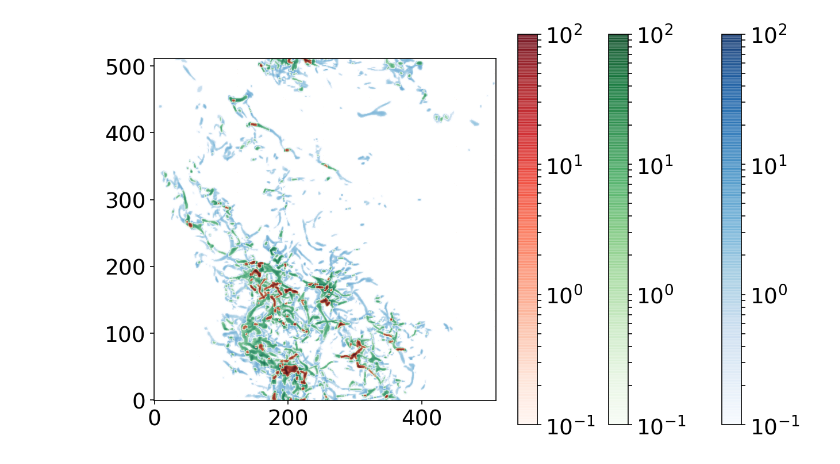
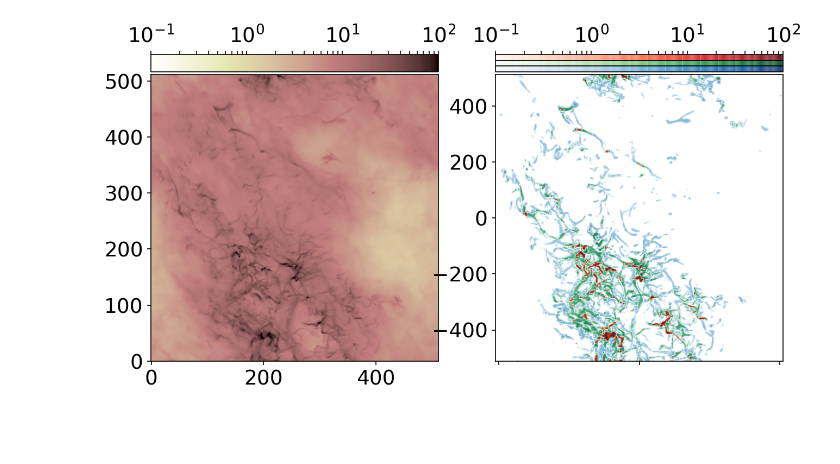
Before and after one commit to changgoo/pyathena, a Jupyter notebook: notebook/three_color_example.ipynb, the cells around one changed output. Cells and saved outputs as stored; diff of their text form; code cells hidden in the pictures; blank space fills up the shorter version.

```diff
--- a/notebook/three_color_example.ipynb
+++ b/notebook/three_color_example.ipynb
@@ -31,12 +31,46 @@ n100_proj=n100.sum(axis=0)*dz*to_surf
 # %%
 nmin=0.1
 nmax=100
-im1=plt.imshow(n10_proj,cmap=plt.cm.Blues,alpha=0.7,interpolation='bicubic',origin='lower')
-im2=plt.imshow(n30_proj,cmap=plt.cm.Greens,alpha=0.7,interpolation='bicubic',origin='lower')
-im3=plt.imshow(n100_proj,cmap=plt.cm.Reds,alpha=0.7,interpolation='bicubic',origin='lower')
+from mpl_toolkits.axes_grid1 import make_axes_locatable
+
+fig=plt.figure(figsize=(10,5))
+## surface density map
+ax=fig.add_subplot(121)
+im1=ax.imshow(nproj,cmap=plt.cm.pink_r,interpolation='bicubic',origin='lower')
+im1.set_norm(LogNorm())
+im1.set_clim(vmin=nmin,vmax=nmax)
+divider = make_axes_locatable(ax)
+cax = divider.append_axes("top", "6%", pad="1%")
+cbar = fig.colorbar(im1,cax=cax,orientation='horizontal')
+cax.xaxis.tick_top()
+cax.xaxis.set_label_position('top')
+
+## n-selected surface density
+ax=fig.add_subplot(122)
+im1=ax.imshow(n10_proj,cmap=plt.cm.Blues,alpha=0.7,interpolation='bicubic',origin='lower')
+im2=ax.imshow(n30_proj,cmap=plt.cm.Greens,alpha=0.7,interpolation='bicubic',origin='lower')
+im3=ax.imshow(n100_proj,cmap=plt.cm.Reds,alpha=0.7,interpolation='bicubic',origin='lower')
 for im in [im1,im2,im3]:
     im.set_norm(LogNorm())
     im.set_clim(vmin=nmin,vmax=nmax)
-    plt.colorbar(im)
+    im.set_extent([-512,512,-512,512])
+
+plt.setp(ax.get_xticklabels(),visible=False)
+
+divider = make_axes_locatable(ax)
+cax = divider.append_axes("top", "2%", pad="1%")
+cax.axis('off')
+cbar = fig.colorbar(im1,cax=cax,orientation='horizontal')
+
+cax = divider.append_axes("top", "2%", pad="0%")
+cax.axis('off')
+cbar = fig.colorbar(im2,cax=cax,orientation='horizontal')
+
+cax = divider.append_axes("top", "2%", pad="0%")
+#cax.axis('off')
+cbar = fig.colorbar(im3,cax=cax,orientation='horizontal')
+cax.xaxis.tick_top()
+cax.xaxis.set_label_position('top')
+    #plt.colorbar(im)
 # %% [output]
-[figure, old version]
+[figure, new version]
```
